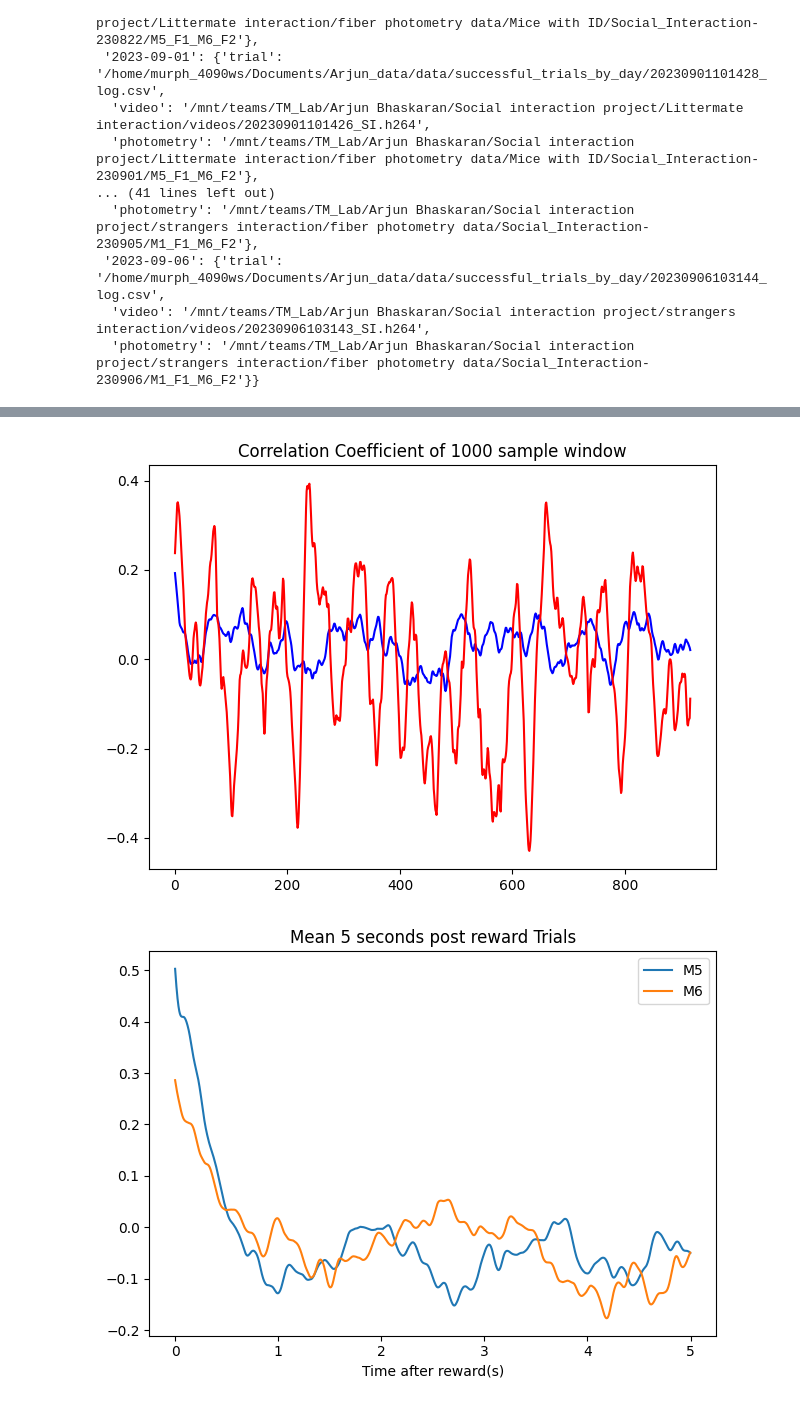
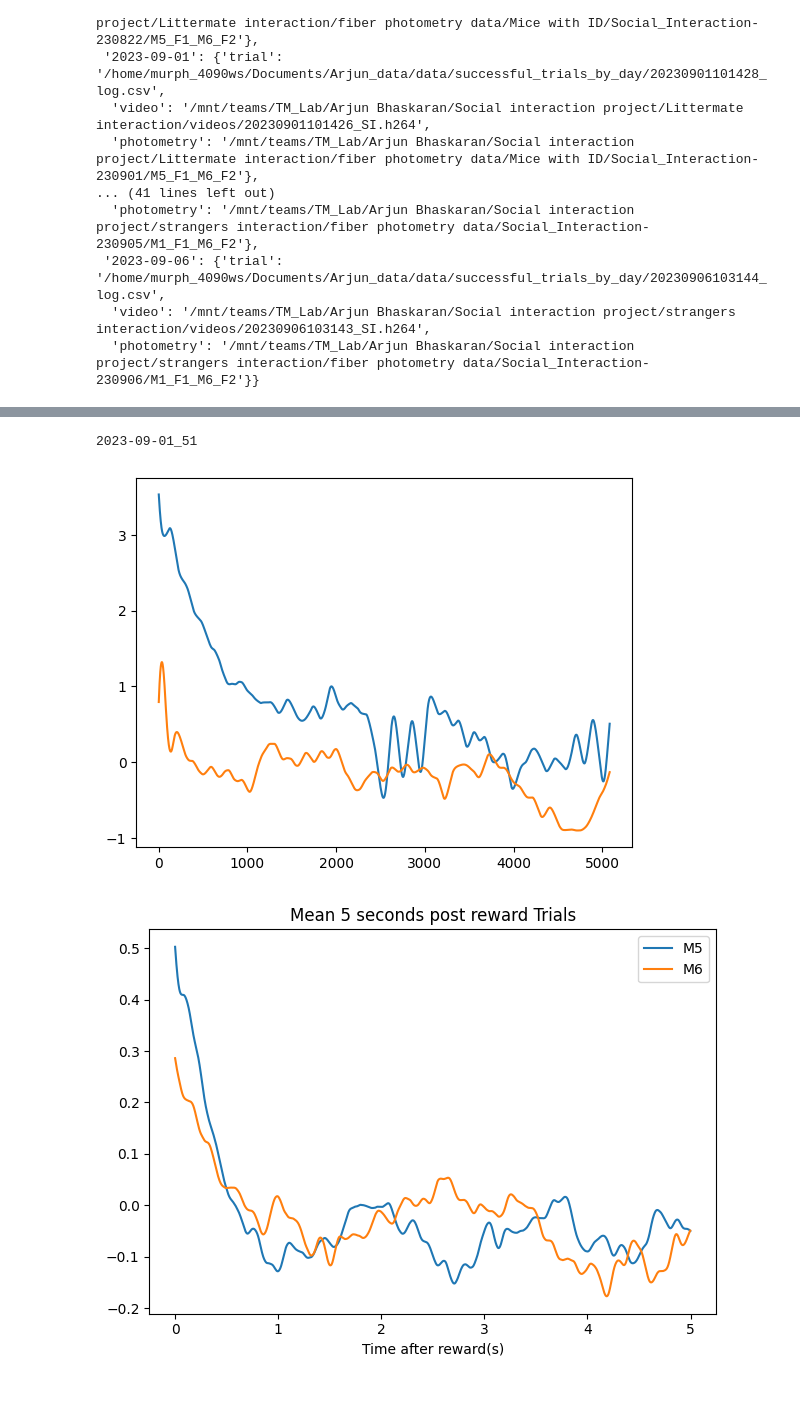
Before and after one commit to Tsuchijo/Interaction_Task_Data_Processing, a Jupyter notebook: src/notebooks/process_photometry.ipynb, the cells around one changed output, grey strips where cells are left out. Saved outputs shown, nothing was run; the diff lists cells and outputs as text; code cells hidden in the pictures.

```diff
--- a/src/notebooks/process_photometry.ipynb
+++ b/src/notebooks/process_photometry.ipynb
@@ -411,51 +413,15 @@ plt.show()
-# %%
-
-## Run a moving window of 1000 samples over the data and calculate the correlation coefficient
-# params:
-#   data: list of data
-#   window_size: size of the window to calculate correlation over
-#   step_size: size of the step to move the window by
-#   returns: list of correlation coefficients
-def moving_window_correlation(data_x, data_y, window_size, step_size):
-    # Assert x and y same size if not same size, print sizes
-    assert len(data_x) == len(data_y), 'Data x and y not same size' + str(len(data_x)) + ' ' + str(len(data_y))
-    correlation_list = []
-    for i in range(0, len(data_x) - window_size, step_size):
-        correlation_list.append(stats.pearsonr(data_x[i:i+window_size], data_y[i:i+window_size])[0])
-    return correlation_list
-fig, ax = plt.subplots(1, 1)
-test_corr = []
-for success_A, success_C in zip(success_list_465A, success_list_465C):
-    test_corr.append(moving_window_correlation(success_A, success_C, 1000, 30))
-    # plot both on the same graph
-
-ax.plot(np.mean(test_corr, axis=0), color='blue')
-
-# shuffle the data and calculate the correlation coefficient
-shuffled_success_list_A = random.sample(fail_list_465A, 10)
-shuffled_success_list_C = random.sample(fail_list_465C, 10)
-
-test_corr_shuffled = []
-for success_A, success_C in zip(shuffled_success_list_A, shuffled_success_list_C):
-    test_corr_shuffled.append(moving_window_correlation(success_A, success_C, 1000, 30))
-    # plot both on the same graph
-
-ax.plot(np.mean(test_corr_shuffled, axis=0), color='red')
-# for fail_A, fail_C in zip(fail_list_465A, fail_list_465C):
-#     test_corr = moving_window_correlation(fail_A, fail_C, 1000, 30)
-#     # plot both on the same graph
-#     ax.plot(test_corr, color='red')
-# normalized_reward_465_A = [y[:min([len(x) for x in post_reward_list_465A])] for y in post_reward_list_465A]
-# normalized_reward_465_C = [y[:min([len(x) for x in post_reward_list_465C])] for y in post_reward_list_465C]
-# for reward_A, reward_C in zip(normalized_reward_465_A, normalized_reward_465_C):
-#     test_corr = moving_window_correlation(reward_A, reward_C, 1000, 1)
-#     # plot both on the same graph
-#     ax.plot(test_corr, color='green')
-ax.set_title('Correlation Coefficient of 1000 sample window')
-fig.tight_layout()
-plt.show()
-# %% [output]
-[figure, removed]
+# %%
+# sort success trial names by correlation
+sorted_trial_tracesA = [x for _, x in sorted(zip(success_correlation, success_list_465A))]
+sorted_trial_tracesC = [x for _, x in sorted(zip(success_correlation, success_list_465C))]
+sorted_trial_names = [x for _, x in sorted(zip(success_correlation, success_trial_names))]
+ind = -5
+plt.plot(sorted_trial_tracesA[ind])
+plt.plot(sorted_trial_tracesC[ind])
+print(sorted_trial_names[ind])
+# %% [output]
+2023-09-01_51
+[figure, added]
 # %%
 # average over all reward trials
 mean_465A_reward = np.mean([y[:min([len(x) for x in post_reward_list_465A])] for y in post_reward_list_465A], axis=0)
```
Also changed, not shown: parts of 5 cells of this notebook, 16 other files.
